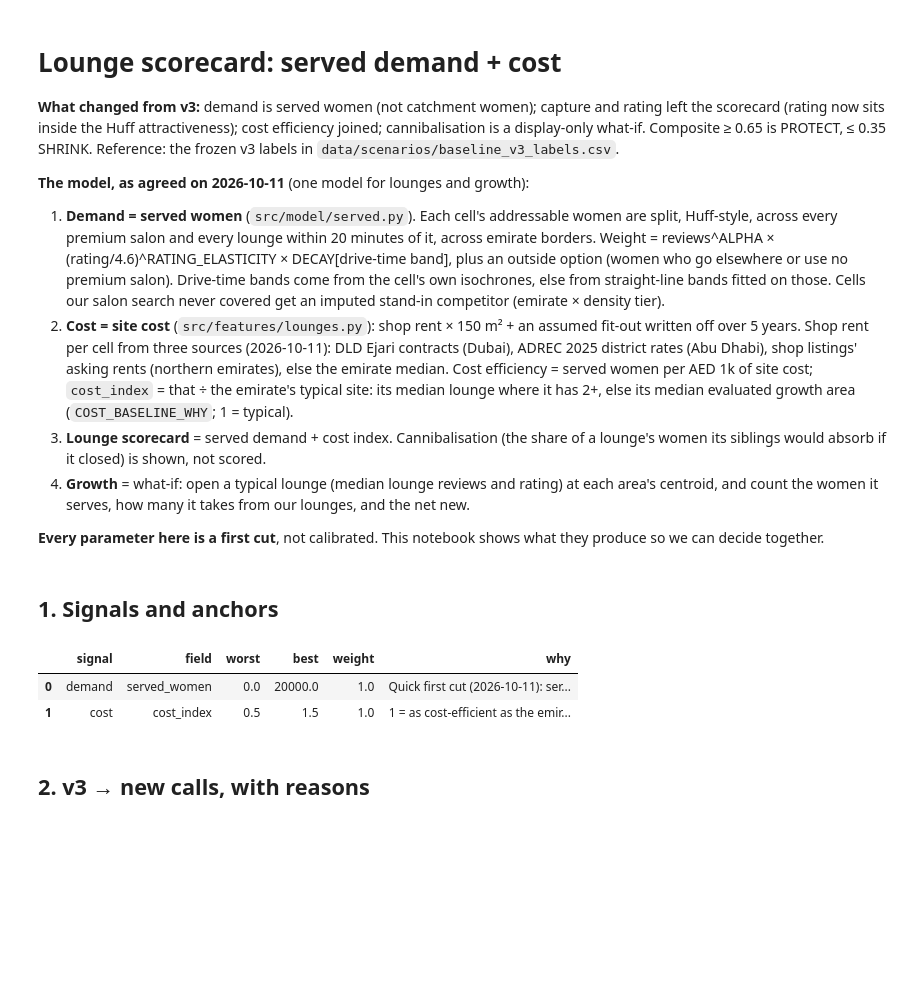
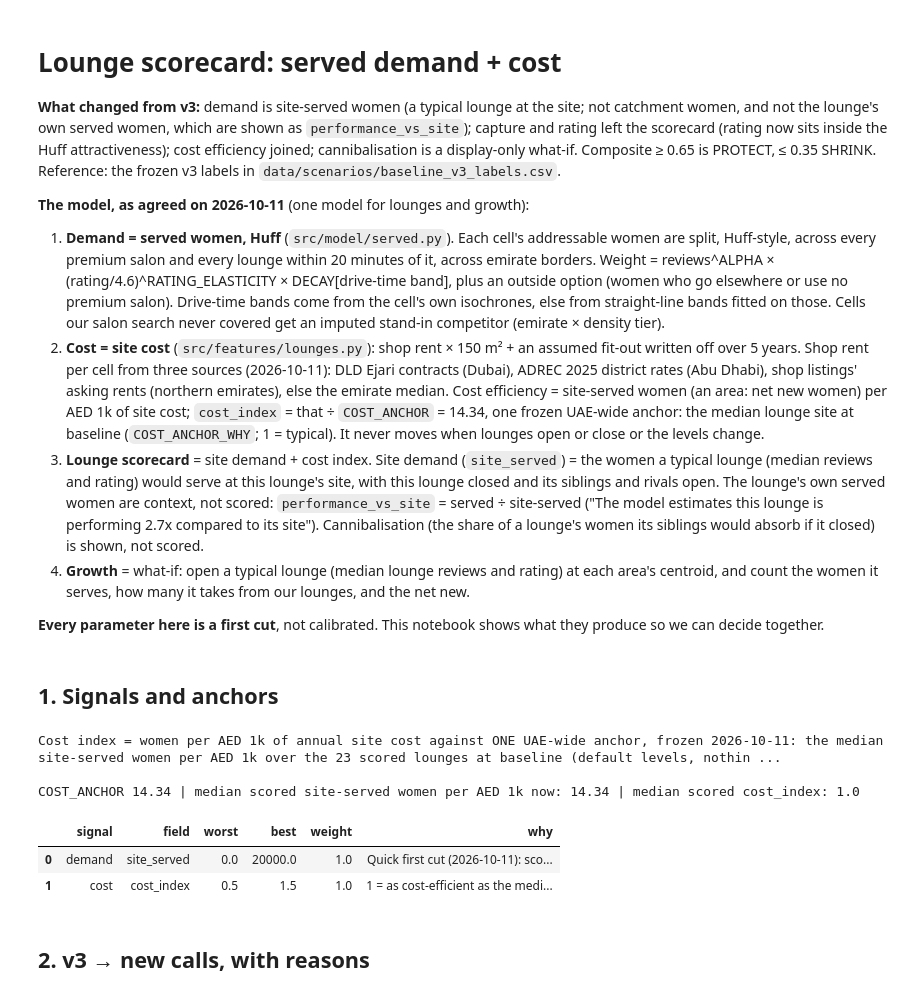
Before and after one commit to thenomadlad/2pz-ai-case-study, a Jupyter notebook: notebooks/scorecard.ipynb, the cells around one changed output. Saved outputs shown, nothing was run; the diff lists cells and outputs as text; code cells hidden in the pictures; blank space fills up the shorter version.

```diff
--- a/notebooks/scorecard.ipynb
+++ b/notebooks/scorecard.ipynb
@@ -1,12 +1,12 @@
 # %% [markdown]
 # Lounge scorecard: served demand + cost
 
-**What changed from v3:** demand is served women (not catchment women); capture and rating left the scorecard (rating now sits inside the Huff attractiveness); cost efficiency joined; cannibalisation is a display-only what-if. Composite ≥ 0.65 is PROTECT, ≤ 0.35 SHRINK. Reference: the frozen v3 labels in `data/scenarios/baseline_v3_labels.csv`.
+**What changed from v3:** demand is site-served women (a typical lounge at the site; not catchment women, and not the lounge's own served women, which are shown as `performance_vs_site`); capture and rating left the scorecard (rating now sits inside the Huff attractiveness); cost efficiency joined; cannibalisation is a display-only what-if. Composite ≥ 0.65 is PROTECT, ≤ 0.35 SHRINK. Reference: the frozen v3 labels in `data/scenarios/baseline_v3_labels.csv`.
 
 **The model, as agreed on 2026-10-11** (one model for lounges and growth):
-1. **Demand = served women** (`src/model/served.py`). Each cell's addressable women are split, Huff-style, across every premium salon and every lounge within 20 minutes of it, across emirate borders. Weight = reviews^ALPHA × (rating/4.6)^RATING_ELASTICITY × DECAY[drive-time band], plus an outside option (women who go elsewhere or use no premium salon). Drive-time bands come from the cell's own isochrones, else from straight-line bands fitted on those. Cells our salon search never covered get an imputed stand-in competitor (emirate × density tier).
-2. **Cost = site cost** (`src/features/lounges.py`): shop rent × 150 m² + an assumed fit-out written off over 5 years. Shop rent per cell from three sources (2026-10-11): DLD Ejari contracts (Dubai), ADREC 2025 district rates (Abu Dhabi), shop listings' asking rents (northern emirates), else the emirate median. Cost efficiency = served women per AED 1k of site cost; `cost_index` = that ÷ the emirate's typical site: its median lounge where it has 2+, else its median evaluated growth area (`COST_BASELINE_WHY`; 1 = typical).
-3. **Lounge scorecard** = served demand + cost index. Cannibalisation (the share of a lounge's women its siblings would absorb if it closed) is shown, not scored.
+1. **Demand = served women, Huff** (`src/model/served.py`). Each cell's addressable women are split, Huff-style, across every premium salon and every lounge within 20 minutes of it, across emirate borders. Weight = reviews^ALPHA × (rating/4.6)^RATING_ELASTICITY × DECAY[drive-time band], plus an outside option (women who go elsewhere or use no premium salon). Drive-time bands come from the cell's own isochrones, else from straight-line bands fitted on those. Cells our salon search never covered get an imputed stand-in competitor (emirate × density tier).
+2. **Cost = site cost** (`src/features/lounges.py`): shop rent × 150 m² + an assumed fit-out written off over 5 years. Shop rent per cell from three sources (2026-10-11): DLD Ejari contracts (Dubai), ADREC 2025 district rates (Abu Dhabi), shop listings' asking rents (northern emirates), else the emirate median. Cost efficiency = site-served women (an area: net new women) per AED 1k of site cost; `cost_index` = that ÷ `COST_ANCHOR` = 14.34, one frozen UAE-wide anchor: the median lounge site at baseline (`COST_ANCHOR_WHY`; 1 = typical). It never moves when lounges open or close or the levels change.
+3. **Lounge scorecard** = site demand + cost index. Site demand (`site_served`) = the women a typical lounge (median reviews and rating) would serve at this lounge's site, with this lounge closed and its siblings and rivals open. The lounge's own served women are context, not scored: `performance_vs_site` = served ÷ site-served ("The model estimates this lounge is performing 2.7x compared to its site"). Cannibalisation (the share of a lounge's women its siblings would absorb if it closed) is shown, not scored.
 4. **Growth** = what-if: open a typical lounge (median lounge reviews and rating) at each area's centroid, and count the women it serves, how many it takes from our lounges, and the net new.
 
 **Every parameter here is a first cut**, not calibrated. This notebook shows what they produce so we can decide together.
@@ -30,11 +30,19 @@ AR["call"] = AR.index.map({d.area_id: d.action for d in r.area_decisions})
 # %% [markdown]
 ## 1. Signals and anchors
 # %%
+pd.set_option("display.max_colwidth", 200)
+print(L.COST_ANCHOR_WHY, "\n")
+sc = F[~F.not_scored]
+print("COST_ANCHOR", L.COST_ANCHOR, "| median scored site-served women per AED 1k now:", round(sc.served_per_cost.median(), 2),
+      "| median scored cost_index:", round(sc.cost_index.median(), 3))
 pd.DataFrame([dict(signal=s.name, field=s.field, worst=s.worst, best=s.best, weight=s.weight, why=s.why) for s in scorecard.SIGNALS])
 # %% [output]
+Cost index = women per AED 1k of annual site cost against ONE UAE-wide anchor, frozen 2026-10-11: the median site-served women per AED 1k over the 23 scored lounges at baseline (default levels, nothin ...
+
+COST_ANCHOR 14.34 | median scored site-served women per AED 1k now: 14.34 | median scored cost_index: 1.0
 |  | signal | field | worst | best | weight | why |
-| 0 | demand | served_women | 0.0 | 20000.0 | 1.0 | Quick first cut (2026-10-11): ser... |
-| 1 | cost | cost_index | 0.5 | 1.5 | 1.0 | 1 = as cost-efficient as the emir... |
+| 0 | demand | site_served | 0.0 | 20000.0 | 1.0 | Quick first cut (2026-10-11): sco... |
+| 1 | cost | cost_index | 0.5 | 1.5 | 1.0 | 1 = as cost-efficient as the medi... |
 # %% [markdown]
 ## 2. v3 → new calls, with reasons
 # %%
```
Also changed, not shown: parts of 7 cells of this notebook, 3 other files.
